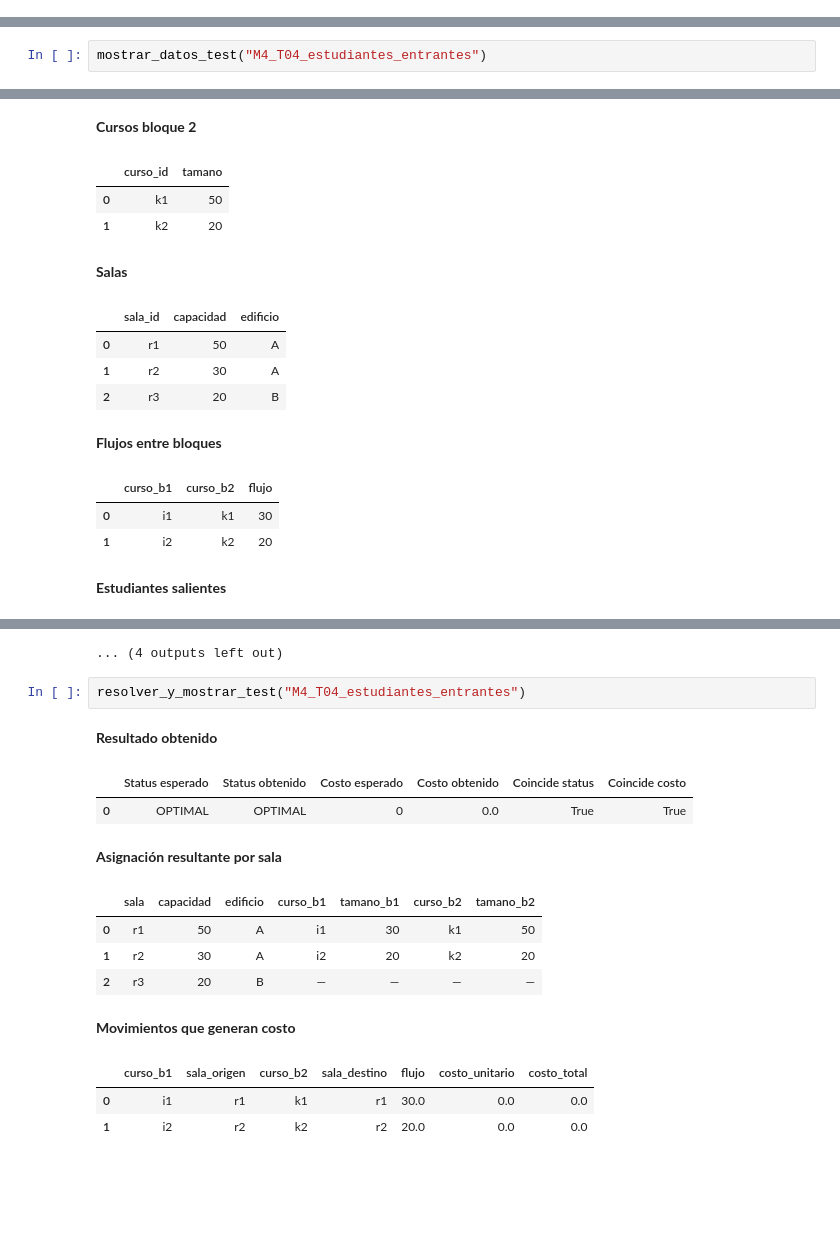
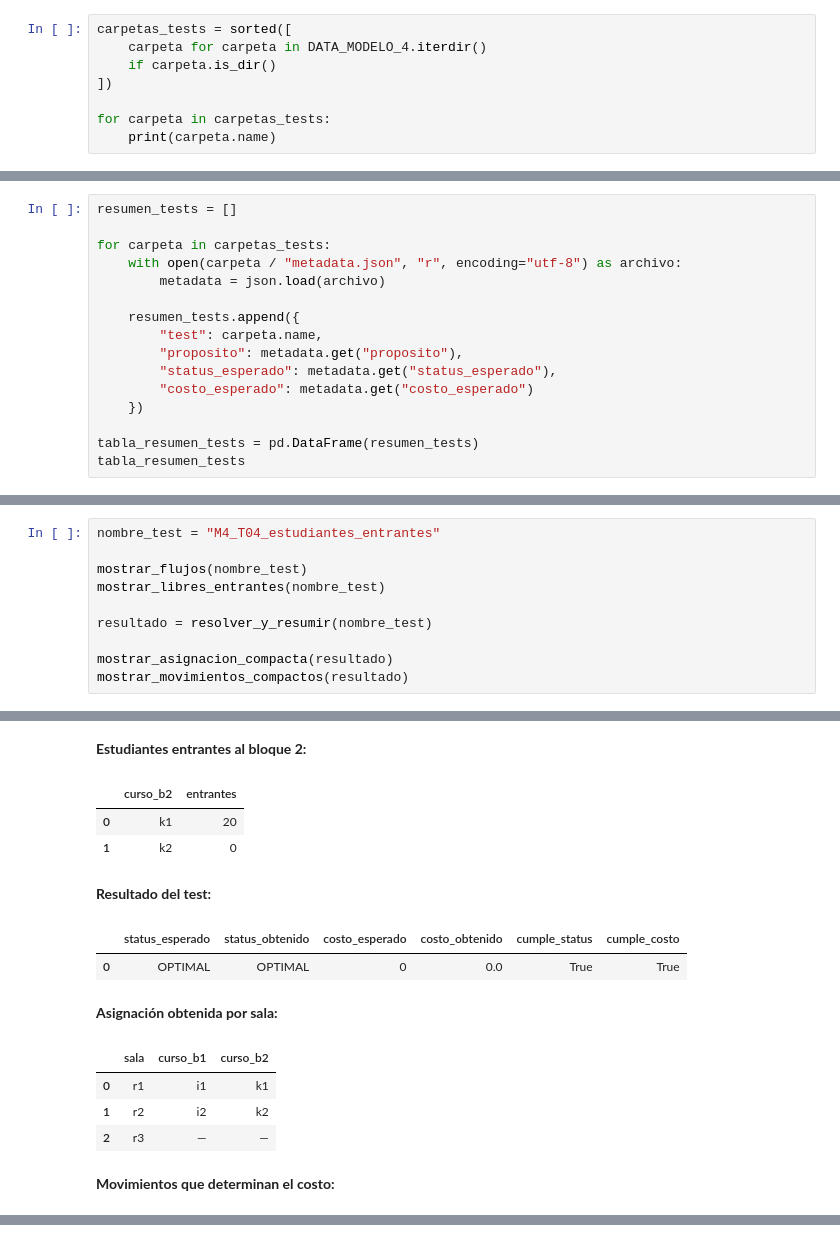
Before and after one commit to Yuncvc/Laboratorio-modelacion-II, a Jupyter notebook: notebooks/exploracion_modelo_4.ipynb, the cells around one changed output, grey strips where cells are left out. Drawn from its saved outputs; the diff is of its cells as text; blank space fills up the shorter version.

```diff
--- a/notebooks/exploracion_modelo_4.ipynb
+++ b/notebooks/exploracion_modelo_4.ipynb
@@ -173,0 +153,8 @@ def resolver_y_mostrar_test(nombre_test):
+# %%
+carpetas_tests = sorted([
+    carpeta for carpeta in DATA_MODELO_4.iterdir()
+    if carpeta.is_dir()
+])
+
+for carpeta in carpetas_tests:
+    print(carpeta.name)
@@ -173,0 +176,16 @@ def resolver_y_mostrar_test(nombre_test):
+# %%
+resumen_tests = []
+
+for carpeta in carpetas_tests:
+    with open(carpeta / "metadata.json", "r", encoding="utf-8") as archivo:
+        metadata = json.load(archivo)
+
+    resumen_tests.append({
+        "test": carpeta.name,
+        "proposito": metadata.get("proposito"),
+        "status_esperado": metadata.get("status_esperado"),
+        "costo_esperado": metadata.get("costo_esperado")
+    })
+
+tabla_resumen_tests = pd.DataFrame(resumen_tests)
+tabla_resumen_tests
@@ -348,3 +531,11 @@ Resultado esperado: `OPTIMAL`, con costo óptimo `0`.
 # %%
-mostrar_datos_test("M4_T04_estudiantes_entrantes")
+nombre_test = "M4_T04_estudiantes_entrantes"
+
+mostrar_flujos(nombre_test)
+mostrar_libres_entrantes(nombre_test)
+
+resultado = resolver_y_resumir(nombre_test)
+
+mostrar_asignacion_compacta(resultado)
+mostrar_movimientos_compactos(resultado)
 # %% [output]
@@ -358,14 +550,13 @@ mostrar_datos_test("M4_T04_estudiantes_entrantes")
-**Cursos bloque 2**
+**Estudiantes entrantes al bloque 2:**
-|  | curso_id | tamano |
-| 0 | k1 | 50 |
-| 1 | k2 | 20 |
+|  | curso_b2 | entrantes |
+| 0 | k1 | 20 |
+| 1 | k2 | 0 |
-**Salas**
+**Resultado del test:**
-|  | sala_id | capacidad | edificio |
-| 0 | r1 | 50 | A |
-| 1 | r2 | 30 | A |
-| 2 | r3 | 20 | B |
+|  | status_esperado | status_obtenido | costo_esperado | costo_obtenido | cumple_status | cumple_costo |
+| 0 | OPTIMAL | OPTIMAL | 0 | 0.0 | True | True |
-**Flujos entre bloques**
+**Asignación obtenida por sala:**
-|  | curso_b1 | curso_b2 | flujo |
-| 0 | i1 | k1 | 30 |
-| 1 | i2 | k2 | 20 |
+|  | sala | curso_b1 | curso_b2 |
+| 0 | r1 | i1 | k1 |
+| 1 | r2 | i2 | k2 |
+| 2 | r3 | — | — |
-**Estudiantes salientes**
+**Movimientos que determinan el costo:**
@@ -375,19 +566,3 @@ mostrar_datos_test("M4_T04_estudiantes_entrantes")
-... (4 outputs left out)
-# %%
-resolver_y_mostrar_test("M4_T04_estudiantes_entrantes")
-# %% [output]
-**Resultado obtenido**
-|  | Status esperado | Status obtenido | Costo esperado | Costo obtenido | Coincide status | Coincide costo |
-| 0 | OPTIMAL | OPTIMAL | 0 | 0.0 | True | True |
-**Asignación resultante por sala**
-|  | sala | capacidad | edificio | curso_b1 | tamano_b1 | curso_b2 | tamano_b2 |
-| 0 | r1 | 50 | A | i1 | 30 | k1 | 50 |
-| 1 | r2 | 30 | A | i2 | 20 | k2 | 20 |
-| 2 | r3 | 20 | B | — | — | — | — |
-**Movimientos que generan costo**
-|  | curso_b1 | sala_origen | curso_b2 | sala_destino | flujo | costo_unitario | costo_total |
-| 0 | i1 | r1 | k1 | r1 | 30.0 | 0.0 | 0.0 |
-| 1 | i2 | r2 | k2 | r2 | 20.0 | 0.0 | 0.0 |
 # %% [markdown]
 ## M4_T05 — Estudiantes salientes desde el primer bloque
 
```
Also changed, not shown: parts of 49 cells of this notebook, 37 other files.
